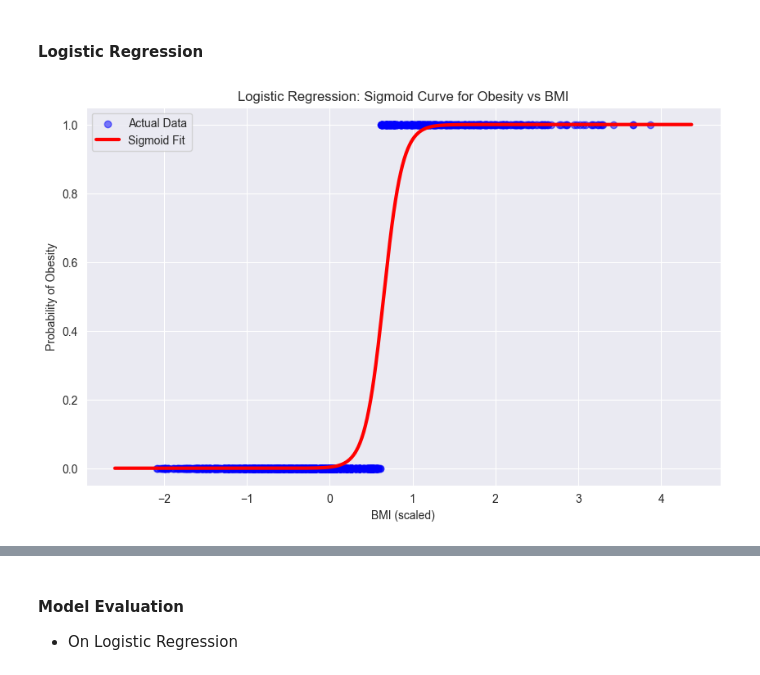
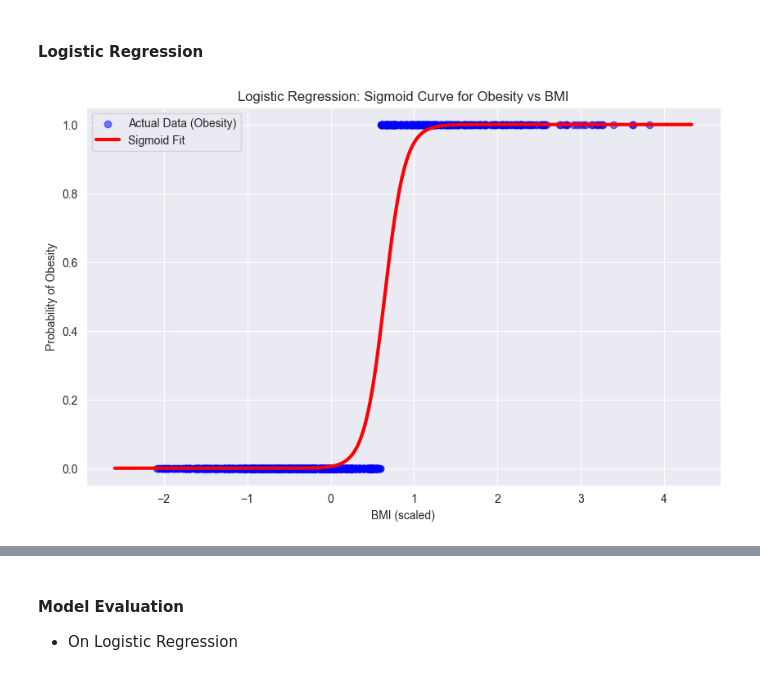
Before and after one commit to JariusBedward-8841640/Problem_Analysis_Workshop5, a Jupyter notebook: ProblemAnalysis_Workshop5.ipynb, the cells around one changed output, grey strips where cells are left out. Saved outputs shown, nothing was run; the diff lists cells and outputs as text; code cells hidden in the pictures.

```diff
--- a/ProblemAnalysis_Workshop5.ipynb
+++ b/ProblemAnalysis_Workshop5.ipynb
@@ -272,37 +277,43 @@ plt.show()
 # %% [markdown]
 #### Logistic Regression
 # %%
-# Feature and Target
+    # Feature and Target
 
-x = macro_dataset[["BMI"]].values #2d array for sklearn
-y = macro_dataset["Obesity"].values
+x_obesity = macro_dataset[["BMI"]].values #2d array for sklearn
+y_obesity = macro_dataset["Obesity"].values
 
+#Preform new trian and test split
+x_train_ob, x_test_ob, y_train_ob, y_test_ob = train_test_split(
+    x_obesity, y_obesity, test_size=0.2, random_state=42, stratify=y_obesity
+)
 
 #Scale BMI for smoother fitting
-scaler = StandardScaler()
-x_scaled = scaler.fit_transform(x)
+scaler_ob = StandardScaler() #_ob for obesity
+x_train_scaled_ob = scaler.fit_transform(x_train_ob)
+x_test_scaled_ob = scaler.transform(x_test_ob)
 
 
 #fit logistic regression
 logist_model = LogisticRegression(max_iter=5000)
-logist_model.fit(x_scaled, y)
+logist_model.fit(x_train_scaled_ob, y_train_ob)
 
 # Create a dsnse BMi range for a smooth sigmoid curve
-x_range = np.linspace(x_scaled.min()-0.5, x_scaled.max()+0.5,1000).reshape(-1,1)
+x_range = np.linspace(x_train_scaled_ob.min()-0.5, x_train_scaled_ob.max()+0.5,1000).reshape(-1,1)
+
 
 #predct priabbilites for sigmoid curve
 
 y_prob = logist_model.predict_proba(x_range)[:,1]
 
 #plot
 plt.figure(figsize=(10,6))
-plt.scatter(x_scaled, y, color='blue', alpha=0.5, label='Actual Data')
+plt.scatter(x_train_scaled_ob, y_train_ob, color='blue', alpha=0.5, label='Actual Data (Obesity)')
 plt.plot(x_range, y_prob, color='red', linewidth=3, label='Sigmoid Fit')
 plt.xlabel('BMI (scaled)')
 plt.ylabel('Probability of Obesity')
 plt.title('Logistic Regression: Sigmoid Curve for Obesity vs BMI')
 plt.legend()
 plt.grid(True)
 plt.show()
 # %% [output]
-[figure, old version]
+[figure, new version]
```
Also changed, not shown: parts of 10 cells of this notebook.
